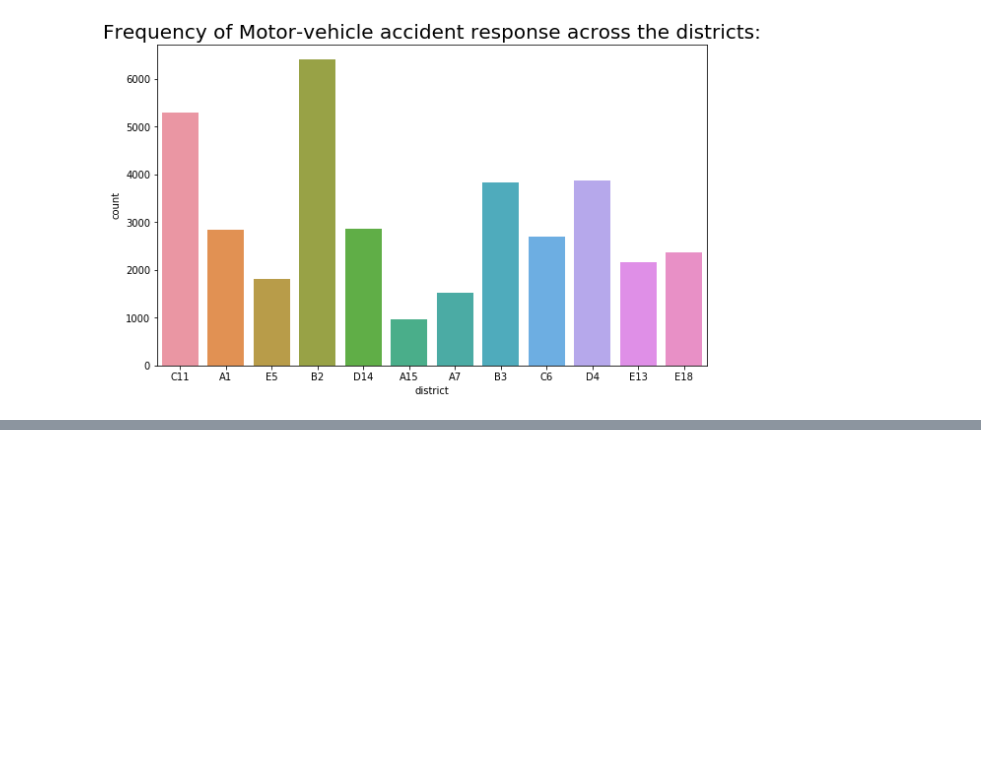
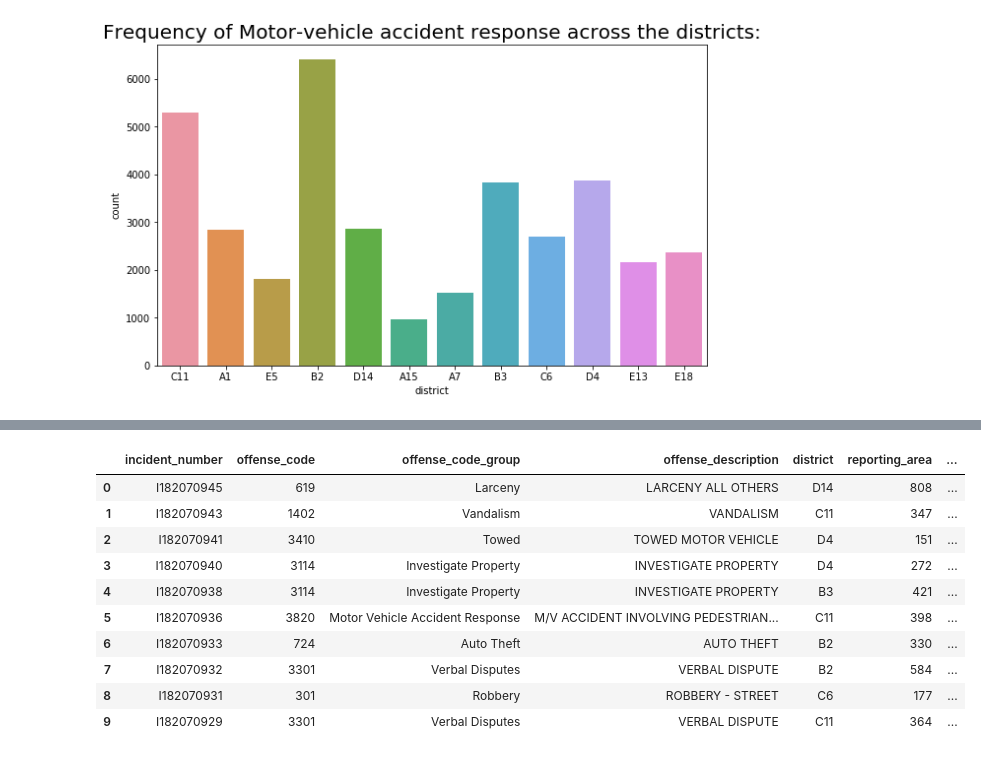
Before and after one commit to SANYAM1996/scatter-plotter, a Jupyter notebook: EDA_analysis.ipynb, the cells around one changed output, grey strips where cells are left out. Saved outputs shown, nothing was run; the diff lists cells and outputs as text; code cells hidden in the pictures; blank space fills up the shorter version.

```diff
--- a/EDA_analysis.ipynb
+++ b/EDA_analysis.ipynb
@@ -121,0 +200,14 @@ Text(0.5, 1.0, 'Frequency of Motor-vehicle accident response across the district
+# %%
+data.head(10)
+# %% [output]
+|  | incident_number | offense_code | offense_code_group | offense_description | district | reporting_area | ... |
+| 0 | I182070945 | 619 | Larceny | LARCENY ALL OTHERS | D14 | 808 | ... |
+| 1 | I182070943 | 1402 | Vandalism | VANDALISM | C11 | 347 | ... |
+| 2 | I182070941 | 3410 | Towed | TOWED MOTOR VEHICLE | D4 | 151 | ... |
+| 3 | I182070940 | 3114 | Investigate Property | INVESTIGATE PROPERTY | D4 | 272 | ... |
+| 4 | I182070938 | 3114 | Investigate Property | INVESTIGATE PROPERTY | B3 | 421 | ... |
+| 5 | I182070936 | 3820 | Motor Vehicle Accident Response | M/V ACCIDENT INVOLVING PEDESTRIAN... | C11 | 398 | ... |
+| 6 | I182070933 | 724 | Auto Theft | AUTO THEFT | B2 | 330 | ... |
+| 7 | I182070932 | 3301 | Verbal Disputes | VERBAL DISPUTE | B2 | 584 | ... |
+| 8 | I182070931 | 301 | Robbery | ROBBERY - STREET | C6 | 177 | ... |
+| 9 | I182070929 | 3301 | Verbal Disputes | VERBAL DISPUTE | C11 | 364 | ... |
```
Also changed, not shown: parts of 8 cells of this notebook.
